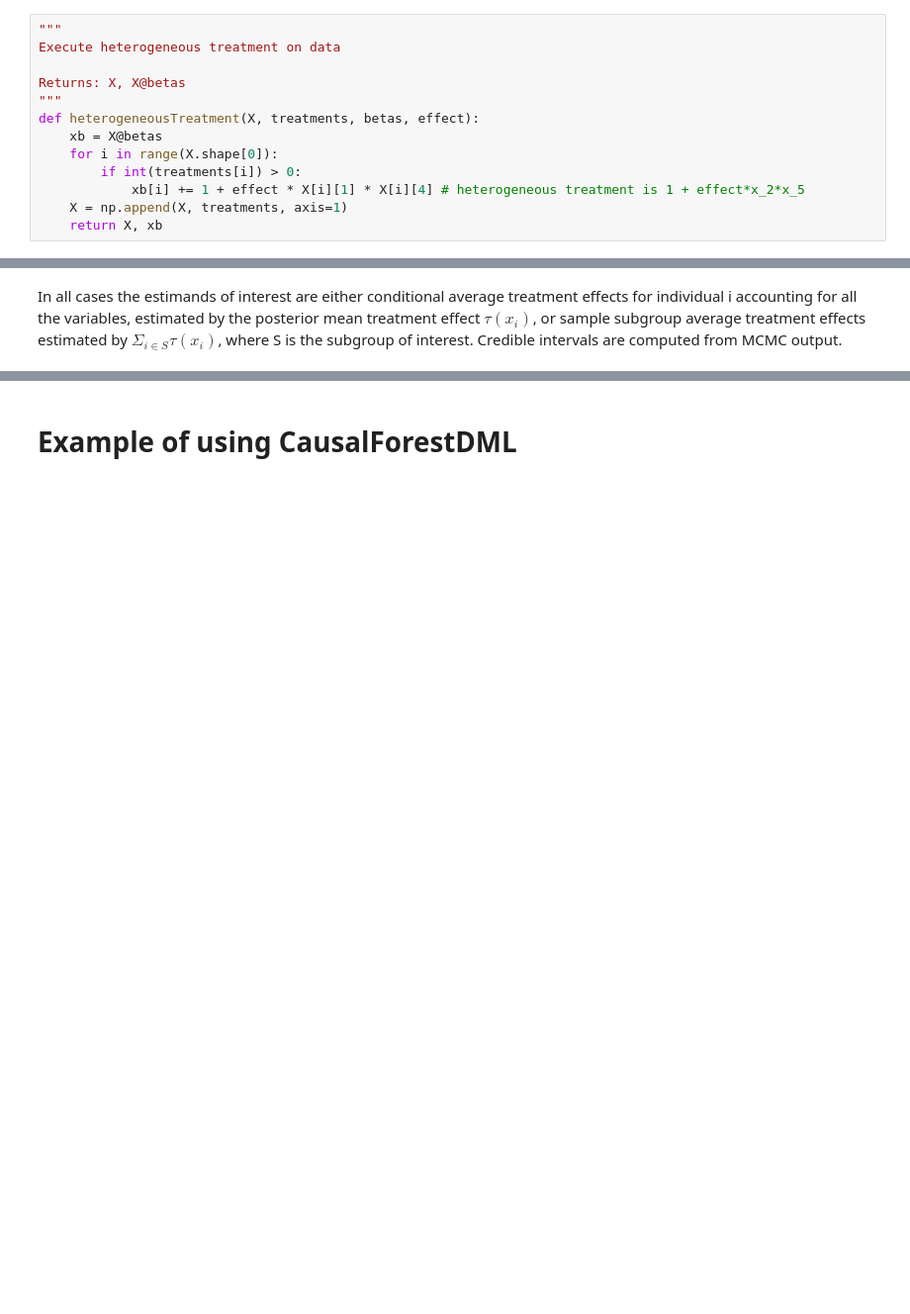
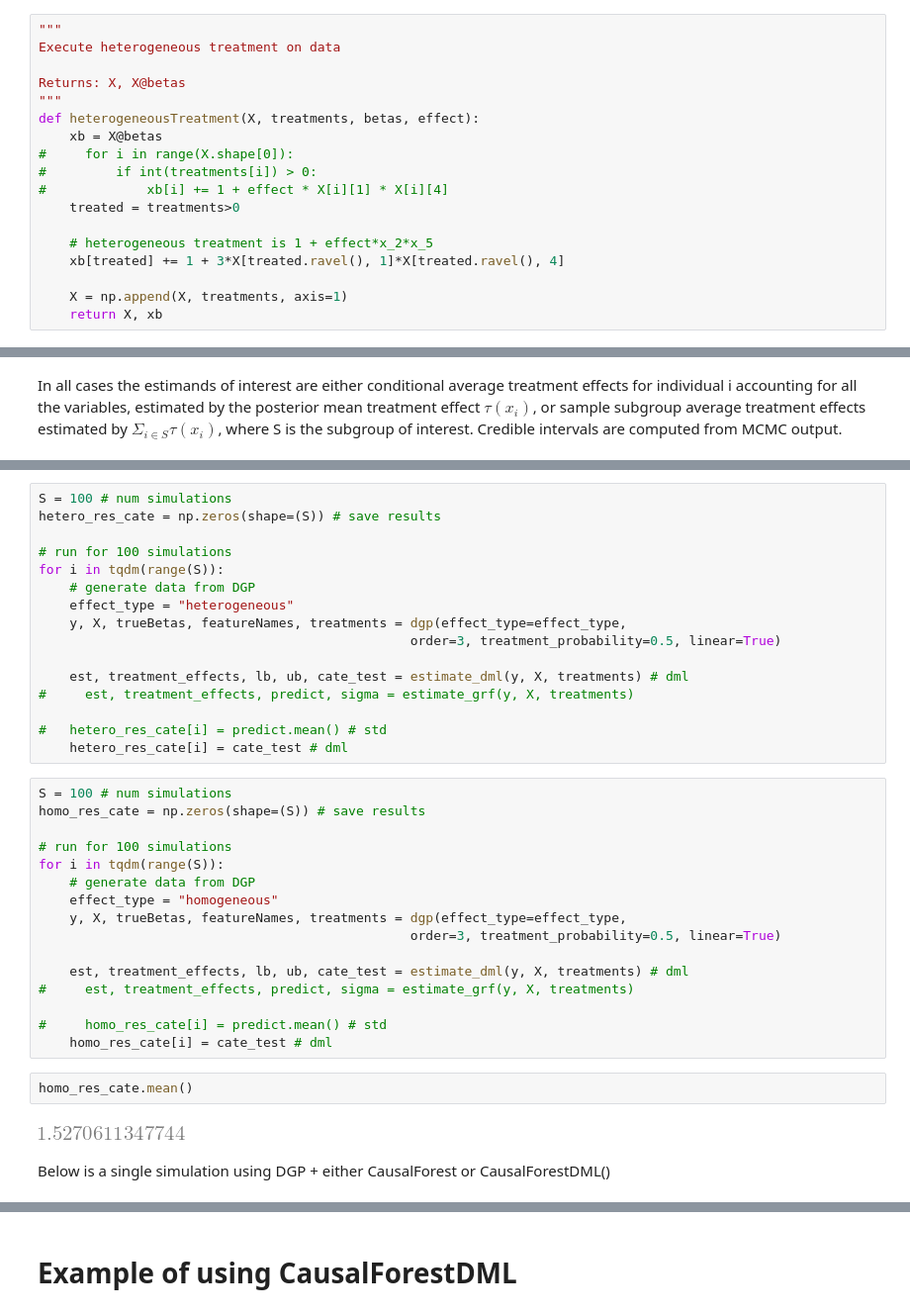
Before and after one commit to mbronckers/ecma_project, a Jupyter notebook: experiment.ipynb, the cells around one changed output, grey strips where cells are left out. Shown: that part at 99% size. Cells and saved outputs as stored; diff of their text form; blank space fills up the shorter version.

```diff
--- a/experiment.ipynb
+++ b/experiment.ipynb
@@ -49,9 +51,14 @@ Returns: X, X@betas
 """
 def heterogeneousTreatment(X, treatments, betas, effect):
     xb = X@betas
-    for i in range(X.shape[0]):
-        if int(treatments[i]) > 0:
-            xb[i] += 1 + effect * X[i][1] * X[i][4] # heterogeneous treatment is 1 + effect*x_2*x_5
+#     for i in range(X.shape[0]):
+#         if int(treatments[i]) > 0:
+#             xb[i] += 1 + effect * X[i][1] * X[i][4]
+    treated = treatments>0
+
+    # heterogeneous treatment is 1 + effect*x_2*x_5
+    xb[treated] += 1 + 3*X[treated.ravel(), 1]*X[treated.ravel(), 4]
+
     X = np.append(X, treatments, axis=1)
     return X, xb
 # %%
@@ -160,2 +259,40 @@ MCMC output.
+# %%
+S = 100 # num simulations
+hetero_res_cate = np.zeros(shape=(S)) # save results
+
+# run for 100 simulations
+for i in tqdm(range(S)):
+    # generate data from DGP
+    effect_type = "heterogeneous"
+    y, X, trueBetas, featureNames, treatments = dgp(effect_type=effect_type,
+                                                order=3, treatment_probability=0.5, linear=True)
+
+    est, treatment_effects, lb, ub, cate_test = estimate_dml(y, X, treatments) # dml
+#     est, treatment_effects, predict, sigma = estimate_grf(y, X, treatments)
+
+#   hetero_res_cate[i] = predict.mean() # std
+    hetero_res_cate[i] = cate_test # dml
+# %%
+S = 100 # num simulations
+homo_res_cate = np.zeros(shape=(S)) # save results
+
+# run for 100 simulations
+for i in tqdm(range(S)):
+    # generate data from DGP
+    effect_type = "homogeneous"
+    y, X, trueBetas, featureNames, treatments = dgp(effect_type=effect_type,
+                                                order=3, treatment_probability=0.5, linear=True)
+
+    est, treatment_effects, lb, ub, cate_test = estimate_dml(y, X, treatments) # dml
+#     est, treatment_effects, predict, sigma = estimate_grf(y, X, treatments)
+
+#     homo_res_cate[i] = predict.mean() # std
+    homo_res_cate[i] = cate_test # dml
+# %%
+homo_res_cate.mean()
+# %% [output]
+[figure, added]
+# %% [markdown]
+Below is a single simulation using DGP + either CausalForest or CausalForestDML()
 # %%
 # generate data from DGP
```
Also changed, not shown: parts of 21 cells of this notebook, 2 other files.
